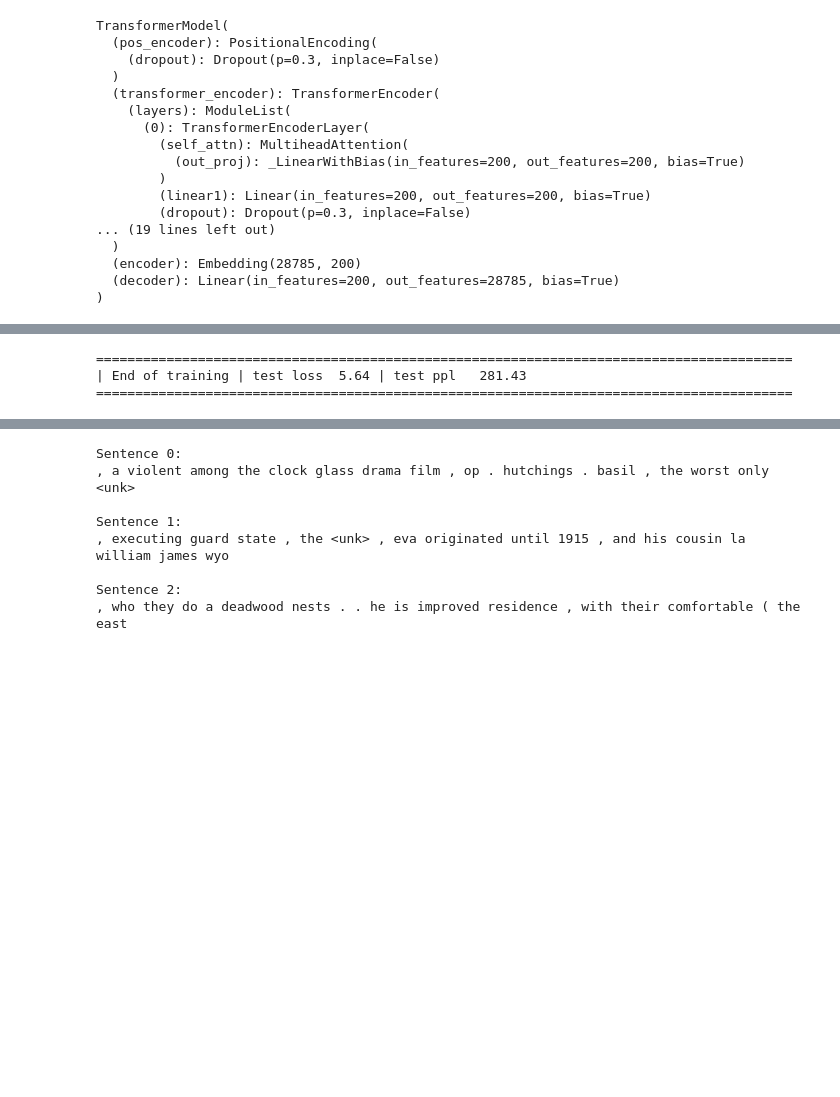
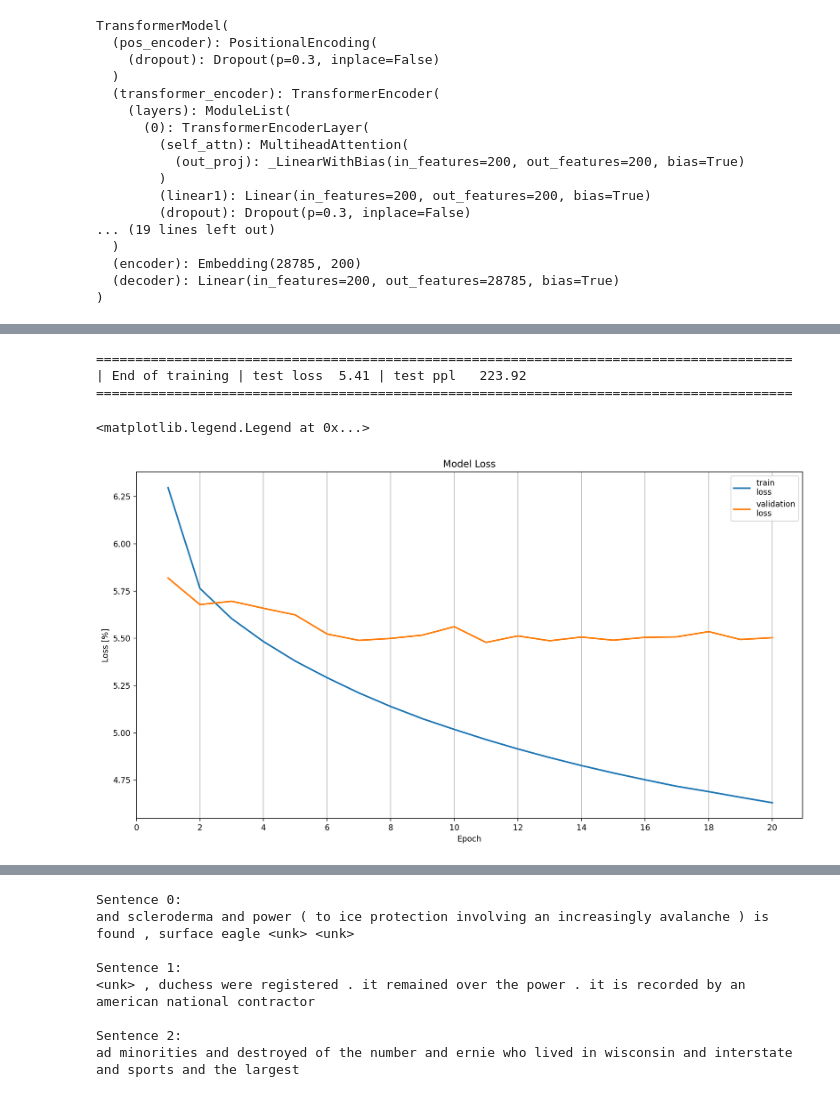
Before and after one commit to RoyElkabetz/EE-046211-Technion-Deep-Learning, a Jupyter notebook: Hw3/ee046211_hw3_300427259.ipynb, the cells around one changed output, grey strips where cells are left out. Drawn from its saved outputs; the diff is of its cells as text; code cells hidden in the pictures; blank space fills up the shorter version.

```diff
--- a/Hw3/ee046211_hw3_300427259.ipynb
+++ b/Hw3/ee046211_hw3_300427259.ipynb
@@ -545,9 +545,10 @@ def evaluate(eval_model, data_source):
 """
 Your Code Here
 """
-def train(bptt):
+def train(bptt, logger):
     model.train() # Turn on the train mode
     total_loss = 0.
+    epoch_total_loss = 0.
     start_time = time.time()
     ntokens =  len(vocab.stoi) #complete
     src_mask = model.generate_square_subsequent_mask(bptt).to(device)
@@ -566,6 +567,7 @@ def train(bptt):
         optimizer.step()
 
         total_loss += loss.item()
+        epoch_total_loss += loss.item()
         log_interval = 200
         if batch % log_interval == 0 and batch > 0:
             cur_loss = total_loss / log_interval
@@ -578,6 +580,7 @@ def train(bptt):
                     cur_loss, math.exp(cur_loss)))
             total_loss = 0
             start_time = time.time()
+    logger['train_loss'].append(epoch_total_loss / train_loader.size(0))
 # %%
 CHECKPOINT_DIR = 'Checkpoints'
 MODEL_NAME = 'LM_Transformer'
@@ -587,14 +590,19 @@ if not os.path.isdir(CHECKPOINT_DIR):
     os.mkdir(CHECKPOINT_DIR)
 
 best_val_loss = float("inf")
-epochs = 2
+epochs = 20
 best_model = None
 bptt=35
+logger = {'train_loss': [],
+          'val_loss': [],
+          'epochs': []}
 
 for epoch in range(1, epochs + 1):
     epoch_start_time = time.time()
-    train(bptt=bptt)
+    train(bptt=bptt, logger=logger)
     val_loss = evaluate(model, val_loader)
+    logger['val_loss'].append(val_loss)
+    logger['epochs'].append(epoch)
     print('-' * 89)
     print('| end of epoch {:3d} | time: {:5.2f}s | valid loss {:5.2f} | '
           'valid ppl {:8.2f}'.format(epoch, (time.time() - epoch_start_time),
@@ -611,6 +619,13 @@ for epoch in range(1, epochs + 1):
             'epoch': epoch,
             'val_loss': val_loss,
             'bptt': bptt,
+            'ntokens': ntokens,
+            'emsize': emsize,
+            'nhead': nhead,
+            'nhid': nhid,
+            'nlayers': nlayers,
+            'dropout': dropout,
+            'logger': logger
         }
         torch.save(state, f'{CHECKPOINT_DIR}/{MODEL_NAME}_{epoch}.pth')
         print('-' * 89)
@@ -639,9 +654,4 @@ for epoch in range(1, epochs + 1):
 # %%
-# load saved model
-best_model = TransformerModel(ntokens, emsize, nhead, nhid, nlayers, dropout).to(device)
-state = torch.load(f'{CHECKPOINT_DIR}/{MODEL_NAME}_{epochs}.pth', map_location=device)
-best_model.load_state_dict(state['model'])
-
 # evalute best model on test dataset
 test_loss = evaluate(best_model, test_loader)
 print('=' * 89)
@@ -650,8 +660,25 @@ print('| End of training | test loss {:5.2f} | test ppl {:8.2f}'.format(
 print('=' * 89)
 # %% [output]
 =========================================================================================
-| End of training | test loss  5.64 | test ppl   281.43
+| End of training | test loss  5.41 | test ppl   223.92
 =========================================================================================
+# %%
+fig, ax = plt.subplots(1, 1, figsize=(15,8), dpi=200)
+fig.patch.set_facecolor('white')
+
+# plot accuracy
+p1 = ax.plot(logger['epochs'], logger['train_loss'], linewidth=2, label='train\nloss')
+p2 = ax.plot(logger['epochs'], logger['val_loss'], linewidth=2, label='validation\nloss')
+ax.set_xticks(range(0, logger['epochs'][-1] + 1, 2))
+ax.set_xticklabels(range(0, logger['epochs'][-1] + 1, 2))
+ax.set_xlabel('Epoch')
+ax.set_ylabel('Loss [%]')
+ax.set_title('Model Loss')
+ax.xaxis.grid()
+ax.legend()
+# %% [output]
+<matplotlib.legend.Legend at 0x...>
+[figure, added]
 # %% [markdown]
 ### <img src="https://img.icons8.com/color/48/000000/code.png" style="height:50px;display:inline"> Task 5  - Generate Sentences
 ---
@@ -676,6 +703,18 @@ def generate(model, vocab, nwords=100, temp=1.0):
 """
 Your code Here
 """
+
+# load saved model
+state = torch.load(f'{CHECKPOINT_DIR}/{MODEL_NAME}_{7}.pth', map_location=device)
+best_model = TransformerModel(state['ntokens'],
+                              state['emsize'],
+                              state['nhead'],
+                              state['nhid'],
+                              state['nlayers'],
+                              state['dropout']).to(device)
+
+best_model.load_state_dict(state['model'])
+
 nsentences = 3 # Number of sentences to generate
 
 for i in range(nsentences):
@@ -684,13 +723,13 @@ for i in range(nsentences):
   print(" ".join(sentence), '\n')
 # %% [output]
 Sentence 0:
-, a violent among the clock glass drama film , op . hutchings . basil , the worst only <unk>
+and scleroderma and power ( to ice protection involving an increasingly avalanche ) is found , surface eagle <unk> <unk>
 
 Sentence 1:
-, executing guard state , the <unk> , eva originated until 1915 , and his cousin la william james wyo
+<unk> , duchess were registered . it remained over the power . it is recorded by an american national contractor
 
 Sentence 2:
-, who they do a deadwood nests . . he is improved residence , with their comfortable ( the east
+ad minorities and destroyed of the number and ernie who lived in wisconsin and interstate and sports and the largest
 # %% [markdown]
 ## <img src="https://img.icons8.com/dusk/64/000000/prize.png" style="height:50px;display:inline"> Credits
 ---
```
Also changed, not shown: parts of 1 cell of this notebook.
